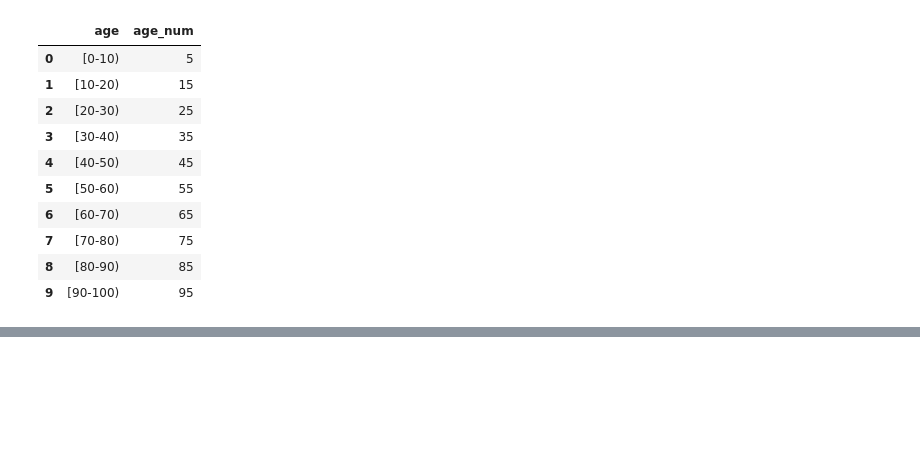
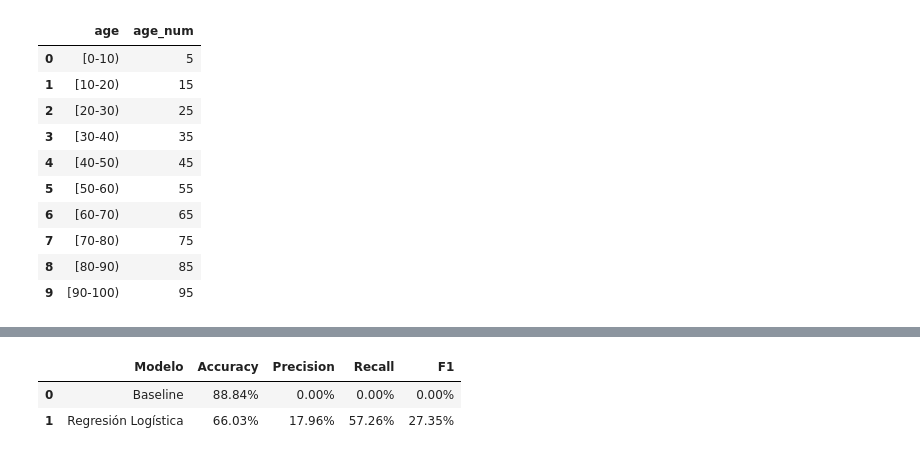
Before and after one commit to mviktor09/S100-ProyectoParteII, a Jupyter notebook: S100_Equipo3_ParteII.ipynb, the cells around one changed output, grey strips where cells are left out. Drawn from its saved outputs; the diff is of its cells as text; code cells hidden in the pictures; blank space fills up the shorter version.

```diff
--- a/S100_Equipo3_ParteII.ipynb
+++ b/S100_Equipo3_ParteII.ipynb
@@ -903,8 +843,0 @@ Los codigos `*_id` son categoricos aunque su dtype sea `int64`; se pasan a texto
-# %%
-codigos_categoricos = ["admission_type_id", "discharge_disposition_id", "admission_source_id"]
-X_modelo[codigos_categoricos] = X_modelo[codigos_categoricos].astype(str)
-
-X_modelo = X_modelo.drop(columns=["age"])
-
-X_encoded = pd.get_dummies(X_modelo, drop_first=True)
-print(f"Columnas antes de codificar: {X_modelo.shape[1]} | despues: {X_encoded.shape[1]}")
@@ -1021,0 +942,10 @@ cv_resumen
+# %%
+# Creación del baselina
+
+from sklearn.dummy import DummyClassifier
+
+baseline = DummyClassifier(strategy="most_frequent")
+
+baseline.fit(X_train, y_train)
+
+y_pred_baseline = baseline.predict(X_test)
@@ -1021,0 +975,29 @@ cv_resumen
+# %%
+resultado_baseline = evaluar_modelo(
+    "Baseline",
+    y_test,
+    y_pred_baseline
+)
+
+resultado_logistico = evaluar_modelo(
+    "Regresión Logística",
+    y_test,
+    y_pred_logistico
+)
+# %%
+#Impresión de los resultados y comparación de modelos
+
+resultados_modelos = pd.DataFrame([
+    resultado_baseline,
+    resultado_logistico
+])
+resultados_modelos.style.format({
+    "Accuracy": "{:.2%}",
+    "Precision": "{:.2%}",
+    "Recall": "{:.2%}",
+    "F1": "{:.2%}"
+})
+# %% [output]
+|  | Modelo | Accuracy | Precision | Recall | F1 |
+| 0 | Baseline | 88.84% | 0.00% | 0.00% | 0.00% |
+| 1 | Regresión Logística | 66.03% | 17.96% | 57.26% | 27.35% |
```
Also changed, not shown: parts of 38 cells of this notebook.
